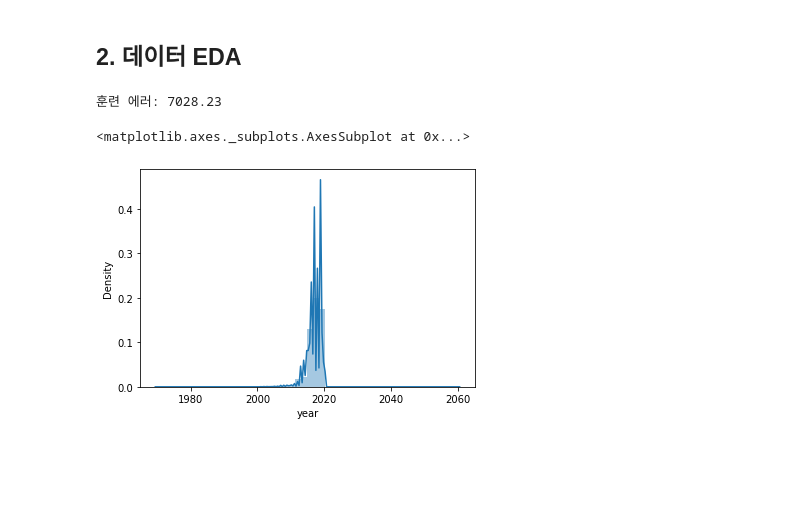
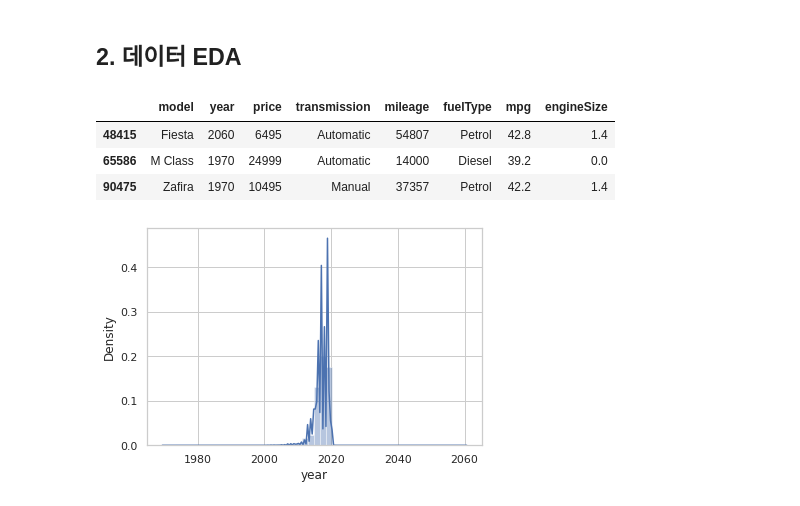
Before and after one commit to KYOH95/Project_2_Car_Analysis, a Jupyter notebook: Project2.ipynb, the cells around one changed output. Cells and saved outputs as stored; diff of their text form; code cells hidden in the pictures; blank space fills up the shorter version.

```diff
--- a/Project2.ipynb
+++ b/Project2.ipynb
@@ -274,21 +275,14 @@ year
 # %% [markdown]
 ## 2. 데이터 EDA
-# %%
-#베이스라인 모델 만들기
-predict = df["price"].mean()
-y_train = df["price"]
-
-# 기준모델로 훈련 에러(MAE) 계산
-from sklearn.metrics import mean_absolute_error
-y_pred = [predict] * len(y_train)
-mae = mean_absolute_error(y_train, y_pred)
-
-print(f'훈련 에러: {mae:.2f}')
-# %% [output]
-훈련 에러: 7028.23
 # %%
+#Check "year" Outliers
 sns.distplot(df['year'], kde=True, rug=False)
+condition = (df["year"] >2020) | (df["year"] <1990)
+df[condition]
 # %% [output]
-<matplotlib.axes._subplots.AxesSubplot at 0x...>
+|  | model | year | price | transmission | mileage | fuelType | mpg | engineSize |
+| 48415 | Fiesta | 2060 | 6495 | Automatic | 54807 | Petrol | 42.8 | 1.4 |
+| 65586 | M Class | 1970 | 24999 | Automatic | 14000 | Diesel | 39.2 | 0.0 |
+| 90475 | Zafira | 1970 | 10495 | Manual | 37357 | Petrol | 42.2 | 1.4 |
-[figure, old version]
+[figure, new version]
 # %%
```
Also changed, not shown: parts of 25 cells of this notebook.
